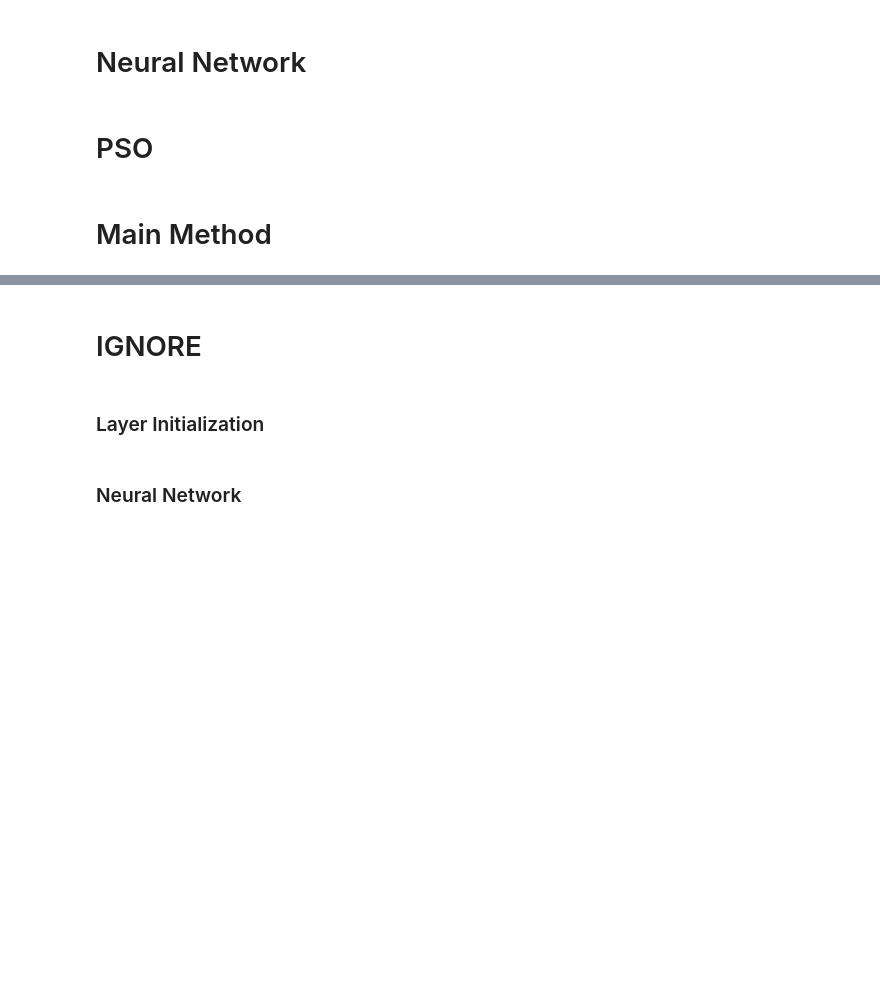
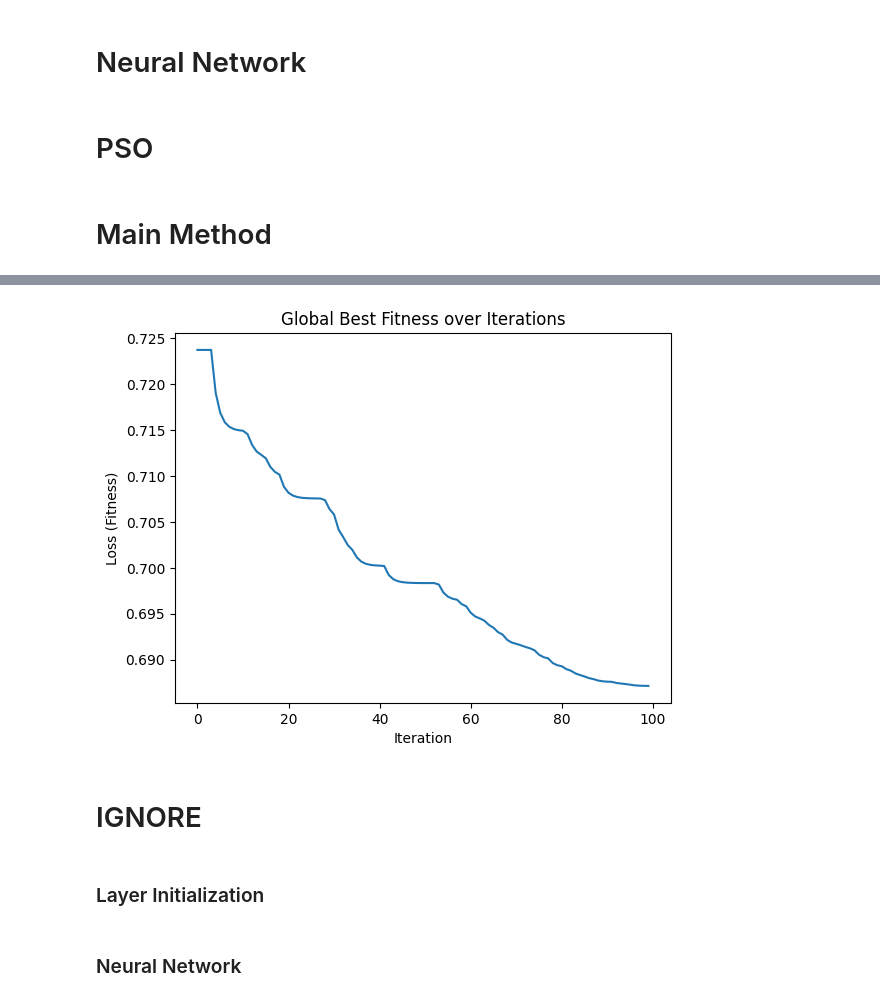
Before and after one commit to rk119/F20BC, a Jupyter notebook: F20BC_CW.ipynb, the cells around one changed output, grey strips where cells are left out. Cells and saved outputs as stored; diff of their text form; code cells hidden in the pictures; blank space fills up the shorter version.

Commit message:
Completed simple PSO that updates velocities using personal best and global best (Need to implement informants)

```diff
--- a/F20BC_CW.ipynb
+++ b/F20BC_CW.ipynb
@@ -230,14 +212,6 @@ class NeuralNetwork:
                 self.add(layer)
                 input_size = nodes  # Update input size for the next layer
 
-        '''
-        IGNORE: OLD IMPLEMENTATION WITHOUT PSO
-        for layer_config in configuration[1:]:
-            nodes, activation = layer_config
-            layer = Layer(self.layers[-1].nb_nodes, nodes, activation)
-            self.add(layer)
-        '''
-
     def add(self, layer):
         self.layers.append(layer)
 
@@ -349,6 +380,18 @@ def evaluate_accuracy(neural_network, X_test, Y_test, output_activation):
 
     accuracy = correct_predictions / len(Y_test)
     return accuracy
+# %%
+# def calculate_fitness(neural_network, X, Y, output_activation):
+#     accuracy = evaluate_accuracy(neural_network, X, Y, output_activation)
+#     # In this case, higher accuracy is better, so you can directly return it as fitness
+#     return accuracy
+
+def calculate_fitness(neural_network, X, Y, loss_function):
+    predictions = neural_network.forward(X)
+    # print(predictions[0])
+    loss = loss_function.evaluate(predictions, Y)
+    # print("Loss",loss)
+    return loss
 # %%
 def main():
     relu_activation = relu()
@@ -380,14 +423,15 @@ def main():
         [1, sigmoid_activation]  # Output layer
     ]
 
-
     # PSO Parameters
     num_particles = 20
     alpha = 0.5  # inertia weight
     beta = 0.8  # cognitive weight
-    gamma = 0.9  # social weight
+    gamma = 0.5  # social weight
     delta = 0.9  # global weight
-    epsilon = 0.001  # position update step size
+    epsilon = 0.02  # position update step size
+    num_iterations = 100
+    loss_function = BinaryCrossEntropy() # used to calculate fitness # binaryCrossEntropy is best for binary classification
 
     # Initialize PSO
     pso = ParticleSwarmOptimization(configuration, num_particles, alpha, beta, gamma, delta, epsilon)
@@ -398,21 +442,50 @@ def main():
     # Extract the activation function of the output layer from the configuration
     output_activation = configuration[-1][1]  # last tuple in the configuration list is for the output layer
 
-    for i in range(20):
-      # Evaluate accuracy
-      accuracy = evaluate_accuracy(neural_networks[i], X_test, Y_test, output_activation)
-      print("Accuracy of first neural network:", accuracy)
+    global_best_fitness_history = []  # List to track the global best fitness to plot loss function
 
-    '''
-    Previous Initialization of a single feedforward of neural network:
-    # Initialize Neural Network with the layer configurations
-    nn = NeuralNetwork(configuration)
+    for iteration in range(num_iterations):
+        # Calculate fitness and update personal best
+        for i, particle in enumerate(pso.particles):
+            neural_networks[i] = NeuralNetwork(configuration, position=particle.position)
+            # calculate fitness
+            fitness = calculate_fitness(neural_networks[i], X_train, Y_train, loss_function)
+            # Update personal best
+            particle.update_personal_best(fitness)
+            # Update global best
+            pso.update_global_best(particle)
 
-    # Perform feedforward operation
-    output = nn.forward(X_train)
+        # Update velocity and position
+        for particle in pso.particles:
+            # print("Best Position i.e., Neural Network:\n",pso.gBest_position)
+            # print("Weigths & Biases of layer 1:\n",(pso.gBest_position[0]))
+            # print("Weights",pso.gBest_position[0][0])
+            # print("Weights from 1st node in input layer to first hidden layers nodes:\n",pso.gBest_position[0][0][0])
+            # print("Biases",pso.gBest_position[0][1])
 
-    print("Output of the last layer:\n", output)
-    '''
+            # print(particle.velocity)
+            particle.update_velocity(pso.gBest_position, alpha, beta, gamma, delta)
+            # print(particle.velocity)
+
+            # print("bfr",particle.position)
+            particle.update_position(epsilon)
+            # print("aft",particle.position)
+
+        print(pso.gBest_fitness)
+
+        # Update global best fitness history
+        global_best_fitness_history.append(pso.gBest_fitness)
+
+    best_nn = NeuralNetwork(configuration, position=pso.gBest_position)
+    best_accuracy = evaluate_accuracy(best_nn, X_train, Y_train, output_activation)
+    print("best_accuracy",best_accuracy)
+
+    # Plotting the global best fitness history
+    plt.plot(global_best_fitness_history)
+    plt.title('Global Best Fitness over Iterations')
+    plt.xlabel('Iteration')
+    plt.ylabel('Loss (Fitness)')
+    plt.show()
 
 if __name__ == "__main__":
     main()
@@ -440,3 +510,4 @@ Accuracy of first neural network: 0.5381818181818182
+[figure, added]
 # %% [markdown]
 # IGNORE
 # %% [markdown]
```
Also changed, not shown: parts of 8 cells of this notebook.
